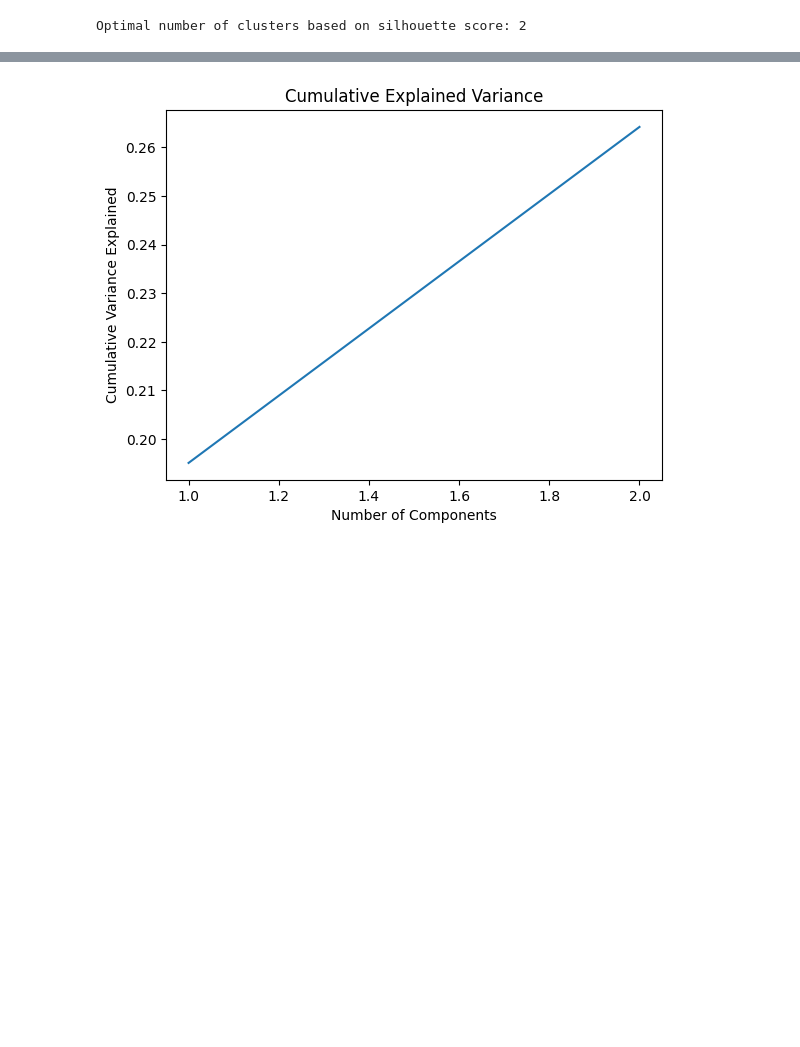
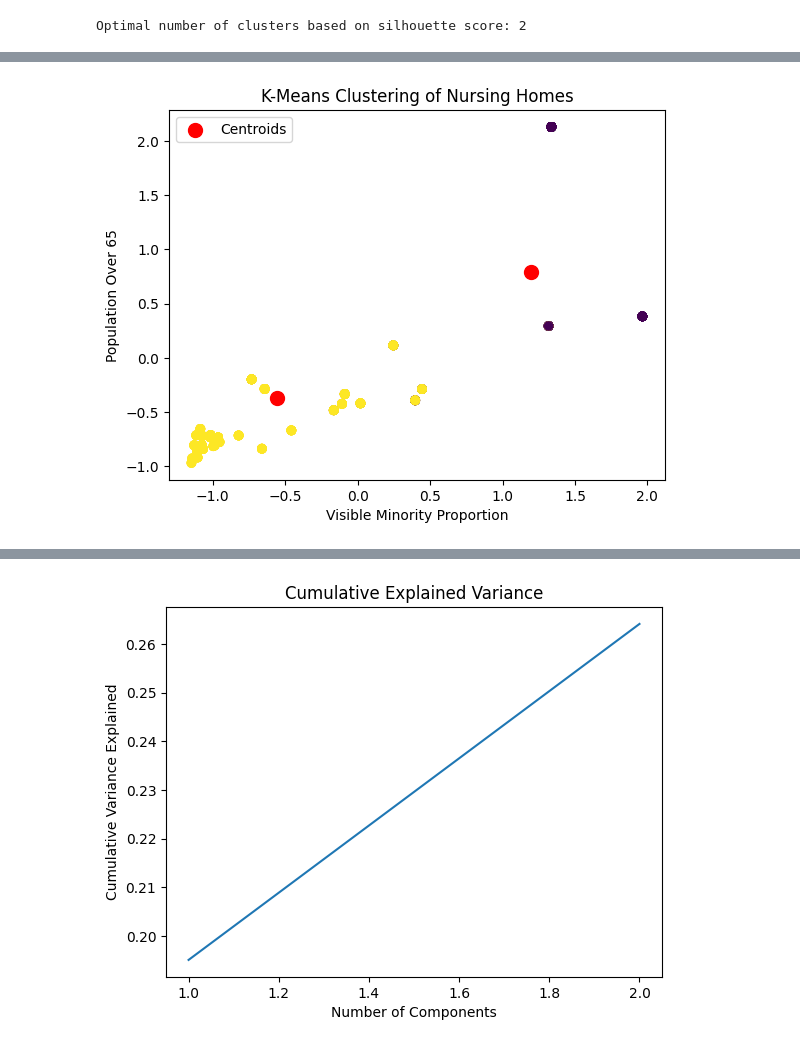
Before and after one commit to Alexander-Gebreamlak/COVID-19-Mortality-in-Ontario-Nursing-Homes, a Jupyter notebook: Covid-19 Ontario Mortality Nursing Home Analysis.ipynb, the cells around one changed output, grey strips where cells are left out. Saved outputs shown, nothing was run; the diff lists cells and outputs as text; code cells hidden in the pictures; blank space fills up the shorter version.

```diff
--- a/Covid-19 Ontario Mortality Nursing Home Analysis.ipynb
+++ b/Covid-19 Ontario Mortality Nursing Home Analysis.ipynb
@@ -931,3 +931,14 @@ x
+# %%
+#Visualize Results based on 2 features (arbitrarily selected)
+plt.scatter(x['Visible_Minority_Proportion'], x['Population_Over_65'], c=y_kmeans, cmap='viridis')
+plt.scatter(kmeans.cluster_centers_[:, 0], kmeans.cluster_centers_[:, 1], s=100, c='red', label='Centroids')
+plt.xlabel('Visible Minority Proportion')
+plt.ylabel('Population Over 65')
+plt.title('K-Means Clustering of Nursing Homes')
+plt.legend()
+plt.show()
+# %% [output]
+[figure, added]
 # %%
 #Model Evaluation and Interpretation
 silhouette_score(x, y_kmeans) #extremely low score, likely no structure found
```
Also changed, not shown: parts of 8 cells of this notebook.
